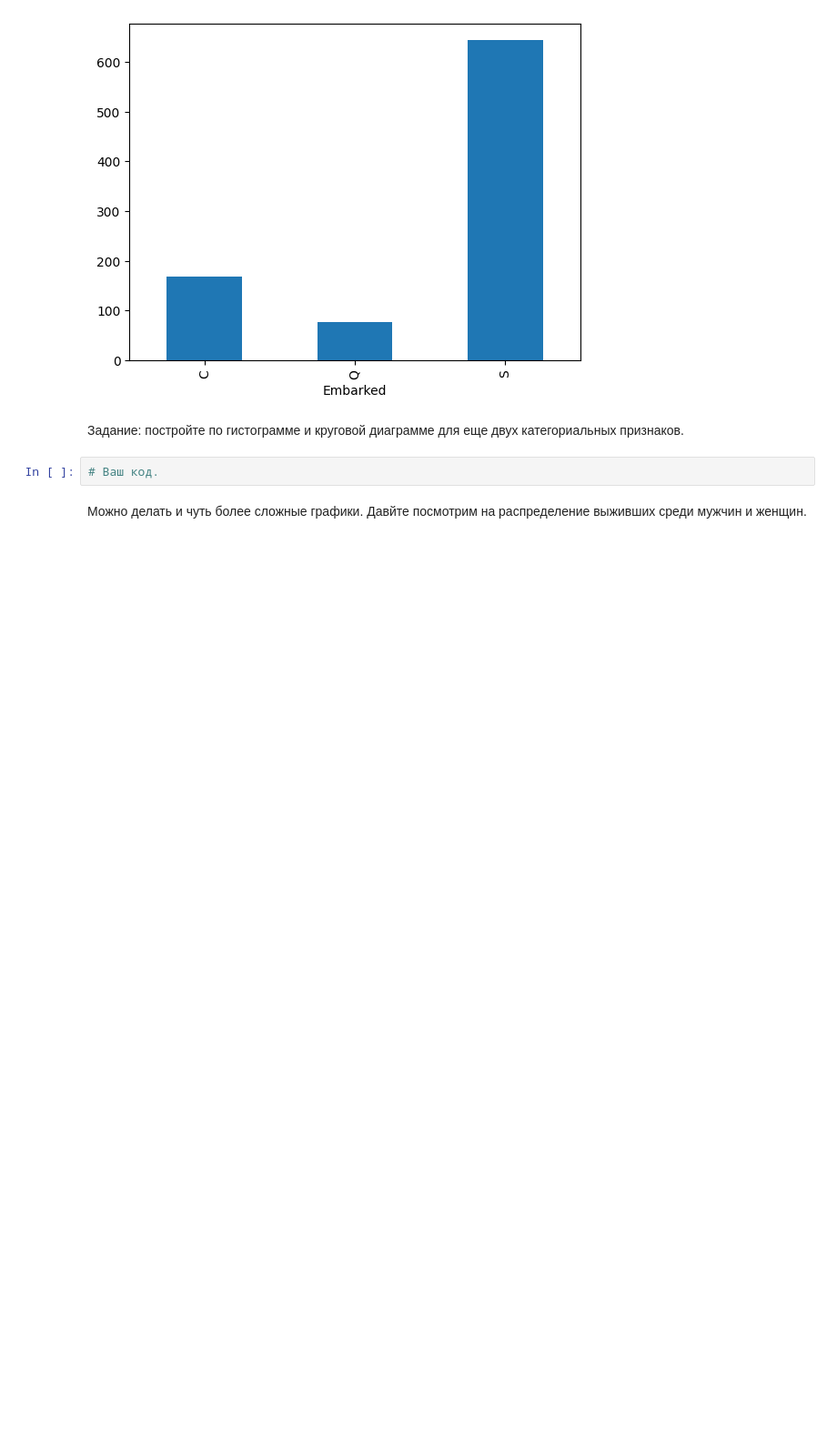
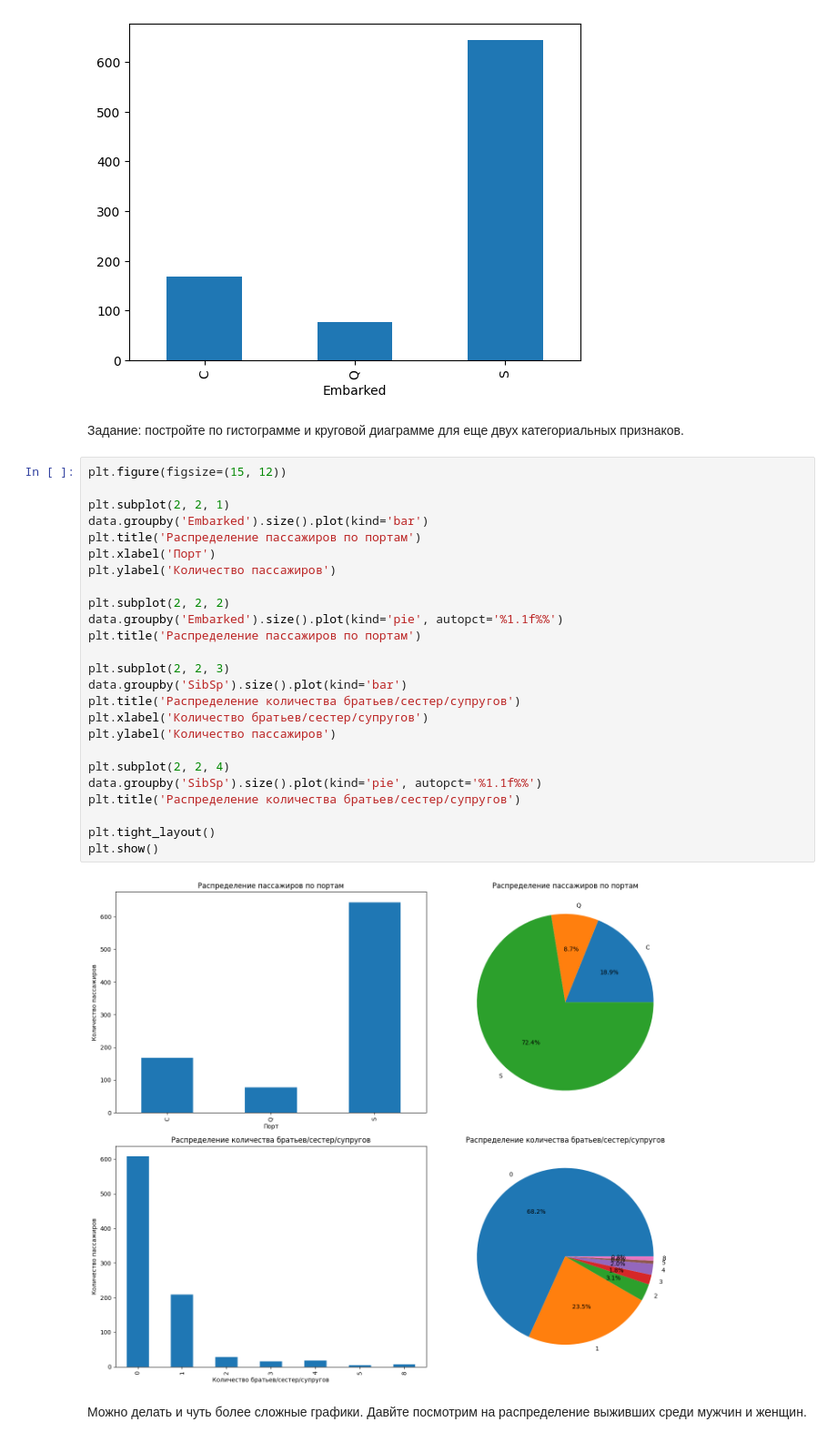
Before and after one commit to appling2024/MSP, a Jupyter notebook: Pandas/pandas (часть 1).ipynb, the cells around one changed output. Shown at 91% size. Drawn from its saved outputs; the diff is of its cells as text; blank space fills up the shorter version.

```diff
--- a/Pandas/pandas (часть 1).ipynb
+++ b/Pandas/pandas (часть 1).ipynb
@@ -652,8 +641,33 @@ data.groupby('Embarked').size().plot(kind = 'bar')
 [figure]
 # %% [markdown]
 Задание: постройте по гистограмме и круговой диаграмме для еще двух категориальных признаков.
-# %%
-# Ваш код.
+# %%
+plt.figure(figsize=(15, 12))
+
+plt.subplot(2, 2, 1)
+data.groupby('Embarked').size().plot(kind='bar')
+plt.title('Распределение пассажиров по портам')
+plt.xlabel('Порт')
+plt.ylabel('Количество пассажиров')
+
+plt.subplot(2, 2, 2)
+data.groupby('Embarked').size().plot(kind='pie', autopct='%1.1f%%')
+plt.title('Распределение пассажиров по портам')
+
+plt.subplot(2, 2, 3)
+data.groupby('SibSp').size().plot(kind='bar')
+plt.title('Распределение количества братьев/сестер/супругов')
+plt.xlabel('Количество братьев/сестер/супругов')
+plt.ylabel('Количество пассажиров')
+
+plt.subplot(2, 2, 4)
+data.groupby('SibSp').size().plot(kind='pie', autopct='%1.1f%%')
+plt.title('Распределение количества братьев/сестер/супругов')
+
+plt.tight_layout()
+plt.show()
+# %% [output]
+[figure, added]
 # %% [markdown]
 Можно делать и чуть более сложные графики. Давйте посмотрим на распределение выживших среди мужчин и женщин.
 # %%
```
Also changed, not shown: parts of 34 cells of this notebook, 49 other files.
